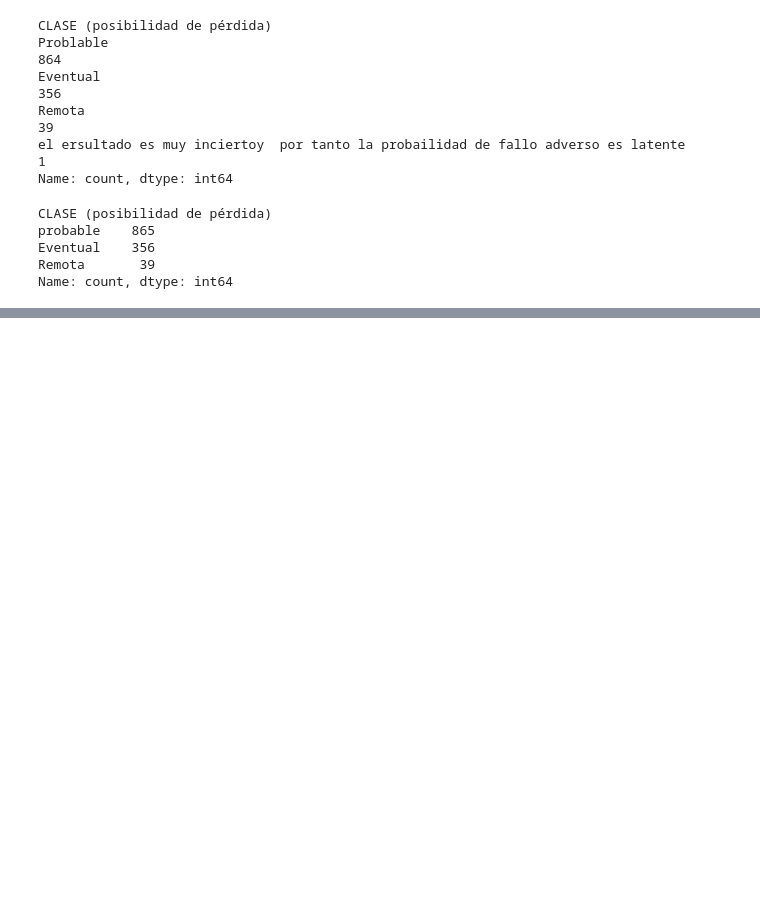
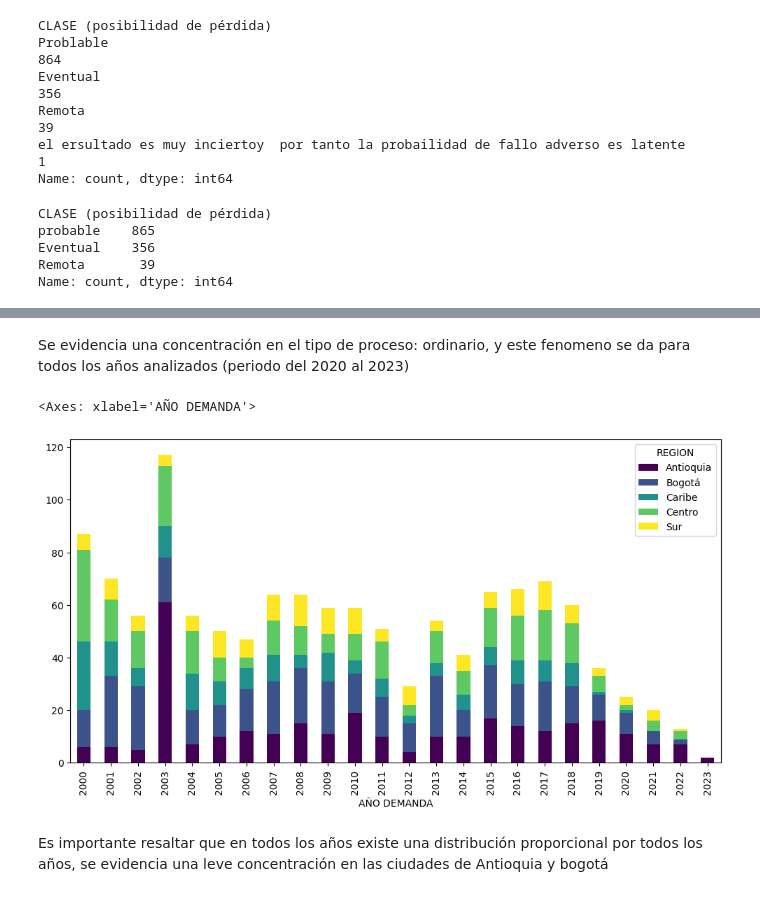
Before and after one commit to jforero281/Segmentaci-n_inteligente_abogados, a Jupyter notebook: solucion_ejercicio.ipynb, the cells around one changed output, grey strips where cells are left out. Drawn from its saved outputs; the diff is of its cells as text; code cells hidden in the pictures; blank space fills up the shorter version.

```diff
--- a/solucion_ejercicio.ipynb
+++ b/solucion_ejercicio.ipynb
@@ -554,0 +708,10 @@ dtype: int64
+# %% [markdown]
+Se evidencia una concentración en el tipo de proceso: ordinario, y este fenomeno se da para todos los años analizados (periodo del 2020 al 2023)
+# %%
+#Ahora, analizamos el campo AÑO DEMANDA por región
+df.groupby(['AÑO DEMANDA', 'REGION']).size().unstack().plot(kind='bar', stacked=True, figsize=(12,6), colormap='viridis')
+# %% [output]
+<Axes: xlabel='AÑO DEMANDA'>
+[figure, added]
+# %% [markdown]
+Es importante resaltar que en todos los años existe una distribución proporcional por todos los años, se evidencia una leve concentración en las ciudades de Antioquia y bogotá
```
Also changed, not shown: parts of 33 cells of this notebook.
